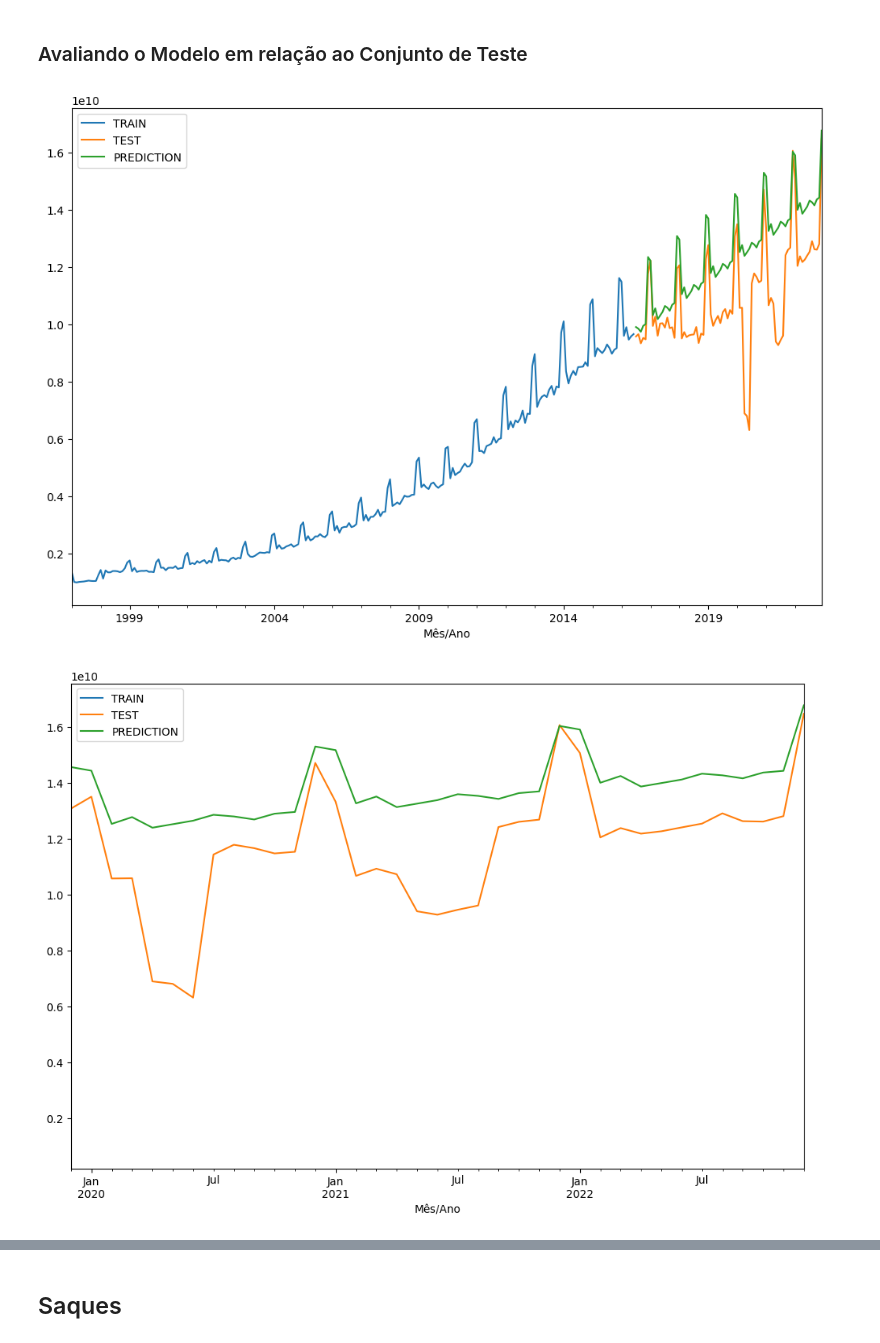
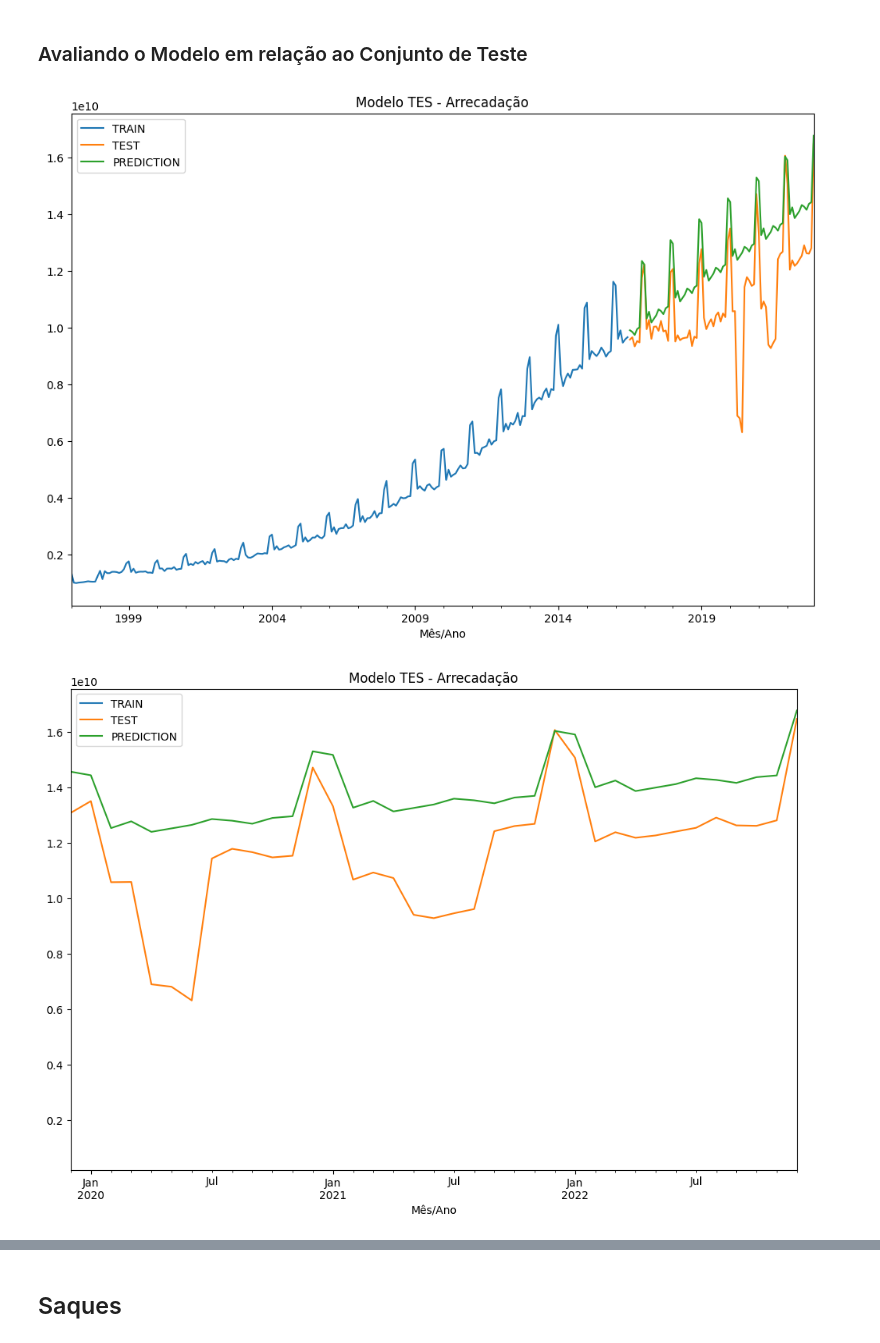
Before and after one commit to avellar1975/TCC_PUC_MINAS, a Jupyter notebook: tcc.ipynb, the cells around one changed output, grey strips where cells are left out. Cells and saved outputs as stored; diff of their text form; code cells hidden in the pictures.

```diff
--- a/tcc.ipynb
+++ b/tcc.ipynb
@@ -361,2 +356,0 @@ from statsmodels.tsa.holtwinters import ExponentialSmoothing
-# %%
-df_arrec['DES'] = ExponentialSmoothing(df_arrec['VALOR (R$)'], trend='add').fit().fittedvalues.shift(-1)
@@ -542,16 +478,16 @@ test_data_A_hw = test_data_A
 # %% [markdown]
 ### Avaliando o Modelo em relação ao Conjunto de Teste
 # %%
-predict_HW = fitted_model.forecast(78).rename('HW Forecast')
+predict_A_HW = fitted_model.forecast(78).rename('HW Forecast')
 # %%
 train_data_A_hw.plot(legend=True,label='TRAIN')
-test_data_A_hw.plot(legend=True,label='TEST',figsize=(12,8))
-predict_HW.plot(legend=True,label='PREDICTION');
+test_data_A_hw.plot(legend=True,label='TEST',figsize=(12,8), title='Modelo TES - Arrecadação')
+predict_A_HW.plot(legend=True,label='PREDICTION');
 # %% [output]
-[figure, old version]
+[figure, new version]
 # %%
 train_data_A_hw.plot(legend=True,label='TRAIN')
-test_data_A_hw.plot(legend=True,label='TEST',figsize=(12,8))
-predict_HW.plot(legend=True,label='PREDICTION',xlim=['2019-12-01','2022-12-01']);
+test_data_A_hw.plot(legend=True,label='TEST',figsize=(12,8), title='Modelo TES - Arrecadação')
+predict_A_HW.plot(legend=True,label='PREDICTION',xlim=['2019-12-01','2022-12-01']);
 # %% [output]
-[figure, old version]
+[figure, new version]
```
Also changed, not shown: parts of 97 cells of this notebook, 3 other files.
